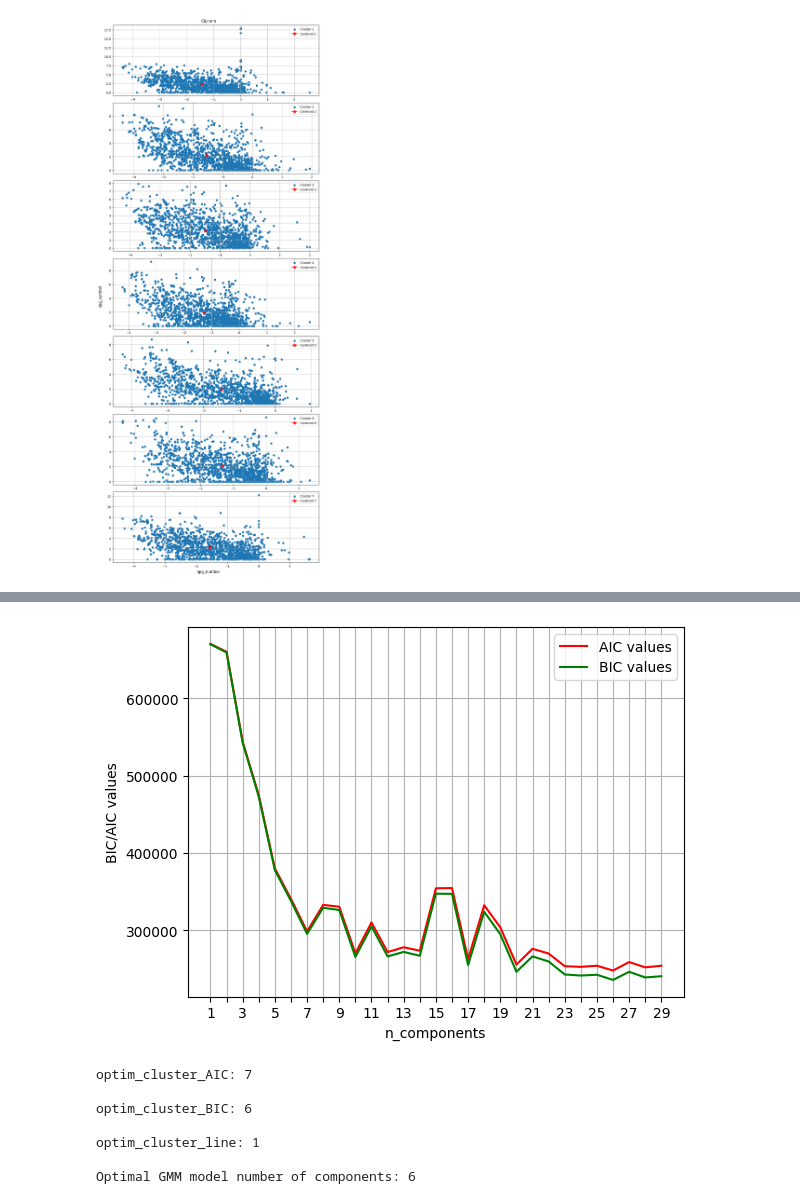
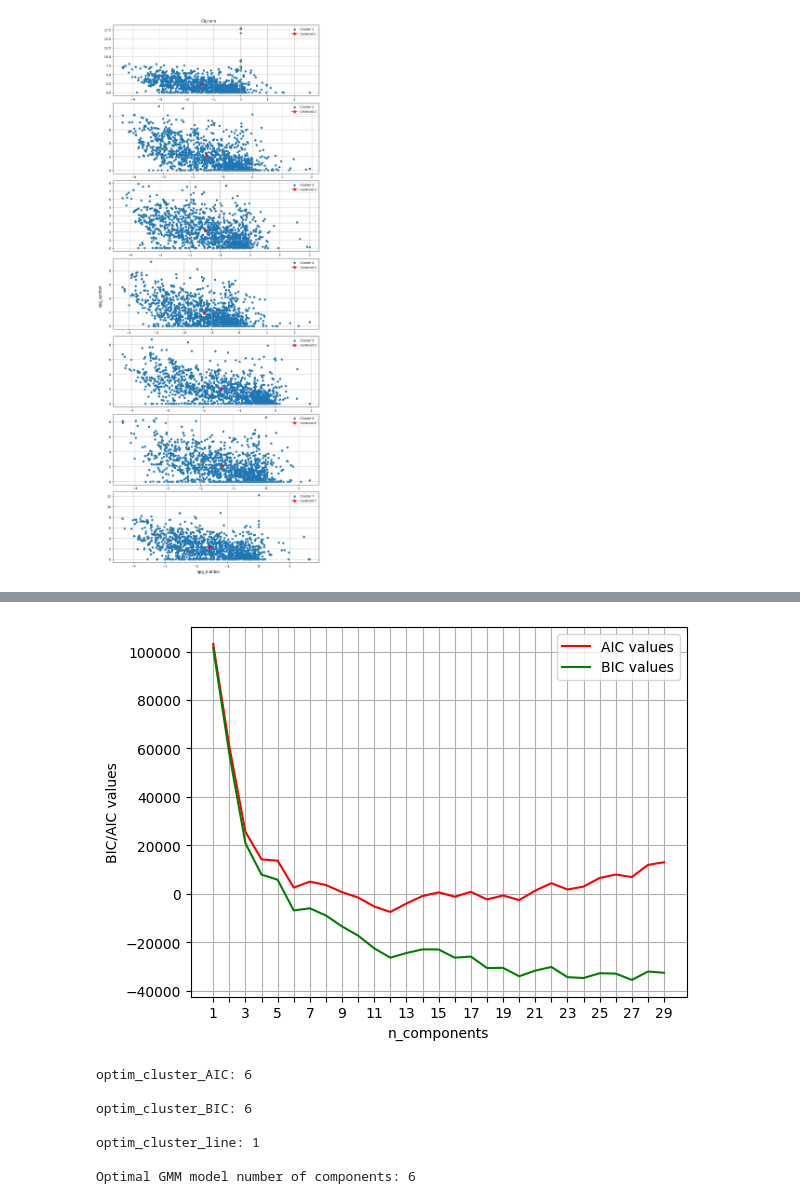
Before and after one commit to mariapasaylo/LUMENS-PV, a Jupyter notebook: ml_classifiers/KMeansMethods.ipynb, the cells around one changed output, grey strips where cells are left out. Cells and saved outputs as stored; diff of their text form; code cells hidden in the pictures.

```diff
--- a/ml_classifiers/KMeansMethods.ipynb
+++ b/ml_classifiers/KMeansMethods.ipynb
@@ -152,14 +153,30 @@ Name: formula, Length: 837, dtype: object
 # %%
 from sklearn.mixture import GaussianMixture as GMM
+from sklearn.decomposition import PCA
+from sklearn.preprocessing import StandardScaler
+from sklearn.impute import SimpleImputer
 
-GMM_models = [GMM(n_components = i, covariance_type = "diag", random_state = 42, n_init = 10, reg_covar = 1e-6) for i in range(1,30)]
+GMM_models = [GMM(n_components = i, covariance_type = "full", random_state = 42, n_init = 10, reg_covar = 1e-6) for i in range(1,30)]
 AIC_VALS = []
 BIC_VALS = []
 df_numerical = df_cluster.select_dtypes(include = ["number"]).drop(columns = ["slme", "slme_10","labels"])
+
+scaler = StandardScaler()
+mean_Scaler = SimpleImputer()
+df_final_transform = mean_Scaler.fit_transform(df_numerical)
+df_numerical_standard = scaler.fit_transform(df_final_transform)
+pca = PCA(n_components = 30)
+data_nd = pca.fit(df_numerical_standard)
+optim_components = np.searchsorted(pca.explained_variance_ratio_.cumsum(),0.9)+1
+pca = PCA(n_components = optim_components)
+data_nd  = pca.fit_transform(df_numerical_standard)
+df_nd = pd.DataFrame(data_nd, columns = [f"PCA{i}" for i in range(0,data_nd.shape[1])])
+
+
 for gmm_model in GMM_models:
-    gmm_model.fit(df_numerical)
-    BIC_VALS.append(gmm_model.aic(df_numerical))
-    AIC_VALS.append(gmm_model.bic(df_numerical))
+    gmm_model.fit(df_nd)
+    BIC_VALS.append(gmm_model.aic(df_nd))
+    AIC_VALS.append(gmm_model.bic(df_nd))
 
 
 X_constraints = np.arange(1,len(GMM_models)+1)
@@ -185,36 +202,36 @@ P1_AIC = points_AIC[0]
 Pn_AIC = points_AIC[-1]
 
 optim_clusters_AIC = np.argmax(np.abs(np.cross(points_AIC-P1_AIC,Pn_AIC-P1_AIC))
                                   /np.linalg.norm(Pn_AIC-P1_AIC))+1
 
 points_BIC = np.column_stack((cluster_num_normalized, np_BIC))
 
 P1_BIC = points_BIC[0]
 Pn_BIC = points_BIC[-1]
 
 optim_clusters_BIC = np.argmax(np.abs(np.cross(points_BIC-P1_BIC,Pn_BIC-P1_BIC))
                                   /np.linalg.norm(Pn_BIC-P1_BIC))+1
 
 
 AIC_first_deriv = np_AIC[1:]-np_AIC[0:-1]
 BIC_first_deriv = np_BIC[1:]-np_BIC[0:-1]
 
 optim_cluster_number = np.argmax(np.abs(np_AIC-cluster_num_normalized))+1
 
 
 
 print(f"optim_cluster_AIC: {optim_clusters_AIC}\n")
 print(f"optim_cluster_BIC: {optim_clusters_BIC} \n")
 print(f"optim_cluster_line: {optim_cluster_number} \n")
 
 optim_cluster_num = min(optim_clusters_AIC,optim_clusters_BIC)
 
-optim_GMM_model  = GMM(n_components = optim_cluster_num, covariance_type = "diagonal", random_state = 42, n_init = 10)
+optim_GMM_model  = GMM(n_components = optim_cluster_num, covariance_type = "full", random_state = 42, n_init = 10)
 
 print(f"Optimal GMM model number of components: {optim_cluster_num} \n")
 # %% [output]
-[figure, old version]
+[figure, new version]
-optim_cluster_AIC: 7
+optim_cluster_AIC: 6
 
 optim_cluster_BIC: 6
 
```
Also changed, not shown: parts of 3 cells of this notebook, 1 other file.
